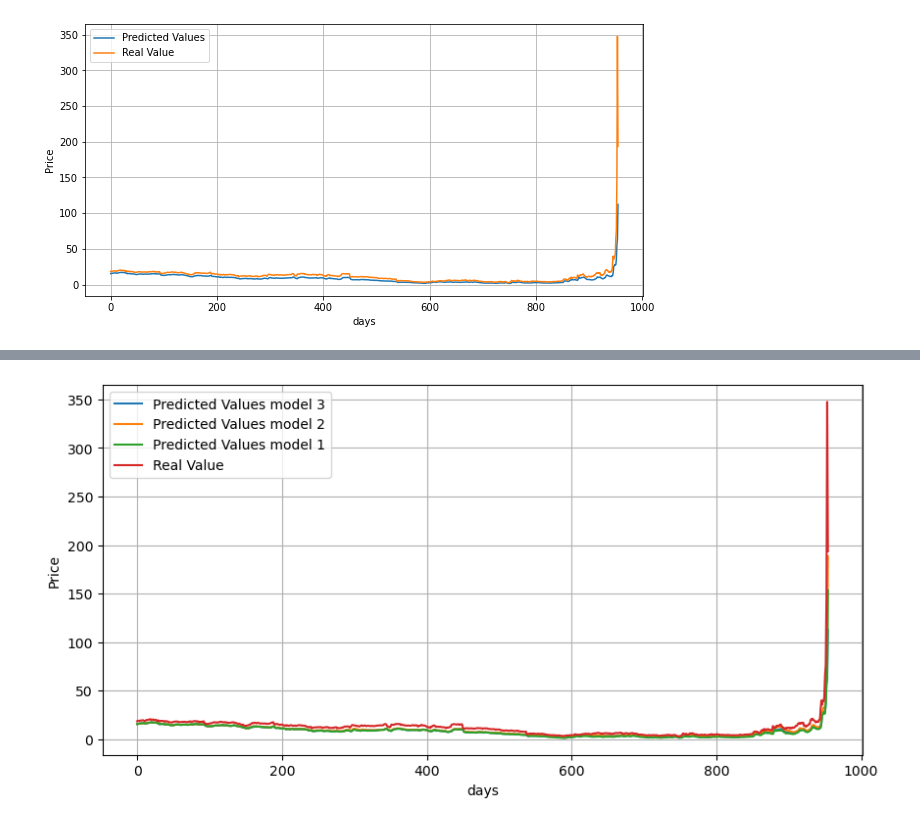
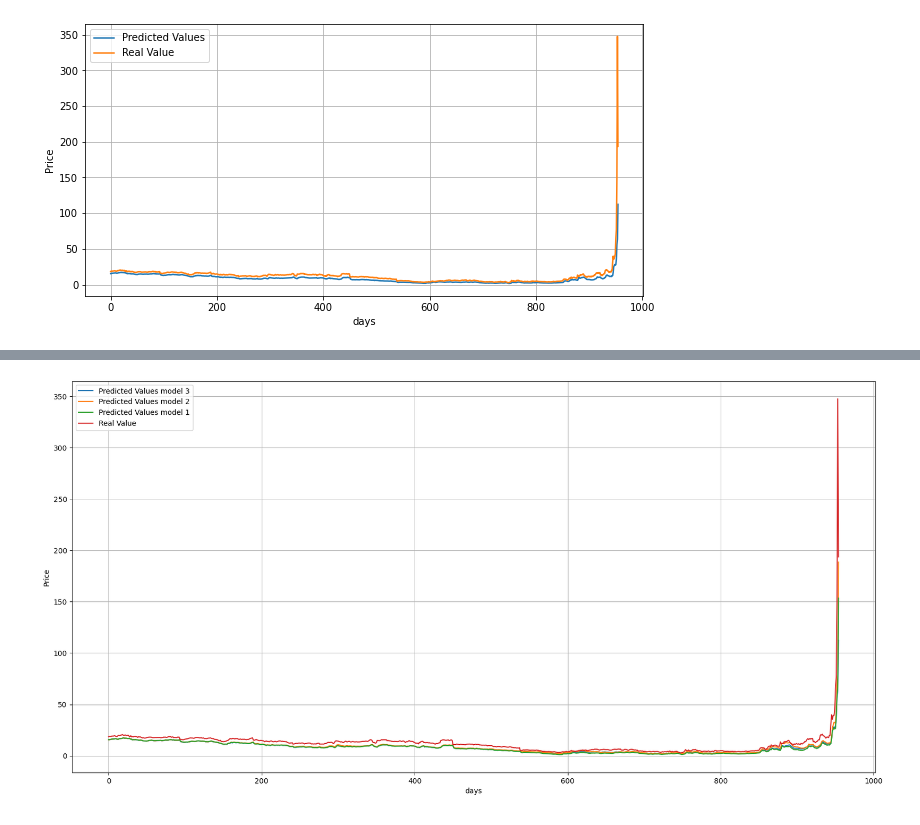
Before and after one commit to isoori/GameStop-Historical-Stock-Prices, a Jupyter notebook: GameStop Historical Stock Prices.ipynb, the cells around one changed output, grey strips where cells are left out. Cells and saved outputs as stored; diff of their text form; code cells hidden in the pictures.

```diff
--- a/GameStop Historical Stock Prices.ipynb
+++ b/GameStop Historical Stock Prices.ipynb
@@ -319,16 +316,16 @@ rm3=r2_score(test_normal_price,normal_model3_price)
 # %%
-plt.figure(figsize=(10,5),dpi=100)
+plt.figure(figsize=(20,10),dpi=100)
 plt.xlabel('days')
 plt.ylabel('Price')
 plt.plot(normal_model3_price,label='Predicted Values model 3')
 plt.plot(normal_model2_price,label='Predicted Values model 2')
 plt.plot(normal_model1_price,label='Predicted Values model 1')
 plt.plot(test_normal_price,label='Real Value')
 plt.legend()
 plt.grid()
 plt.show()
 # %% [output]
-[figure, old version]
+[figure, new version]
 # %%
 pd.DataFrame({"Model 1 Score": rm1,'Model 2 Score ': rm2,'Model 3 Score': rm3},index=['R2Score'])
 # %% [output]
```
Also changed, not shown: parts of 5 cells of this notebook.
